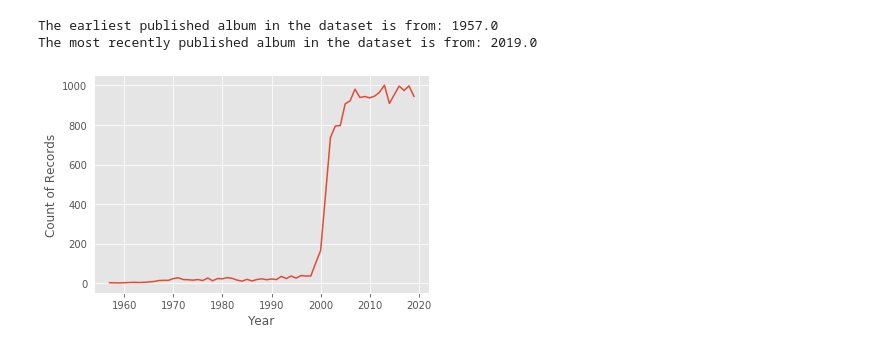
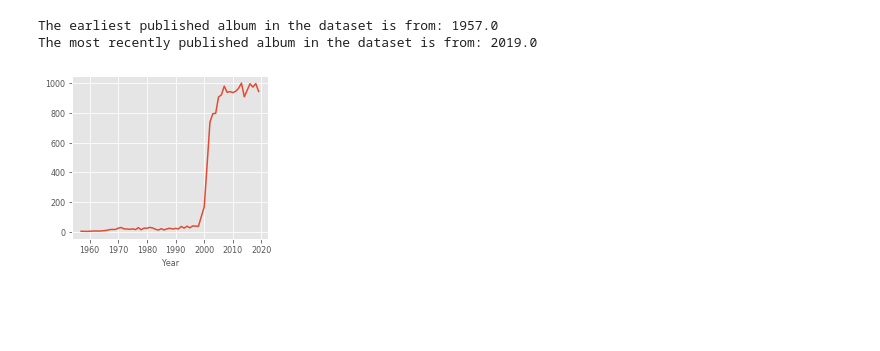
Before and after one commit to cuinfoscience/objectively-reviewed, a Jupyter notebook: figures-and-statistics/stats.ipynb, the cells around one changed output. Cells and saved outputs as stored; diff of their text form; code cells hidden in the pictures; blank space fills up the shorter version.

```diff
--- a/figures-and-statistics/stats.ipynb
+++ b/figures-and-statistics/stats.ipynb
@@ -9,7 +9,7 @@ from matplotlib import pyplot
 
 plt.style.use('ggplot')
 # %%
-data = pd.read_csv('output-data.csv')
+data = pd.read_csv('data.csv')
 print(data.shape)
 data.head()
 # %% [output]
@@ -130,12 +137,17 @@ print(all_authors.describe())
 g = sns.distplot(all_authors, kde=False)
 plt.xlabel('Number of Reviews')
 plt.ylabel('Number of Reviewers')
+plt.tight_layout()
+
+for item in ([g.xaxis.label, g.yaxis.label] + g.get_xticklabels() +
+            g.get_yticklabels()):
+    item.set_fontsize(8)
 
 plt.minorticks_on()
 
 fig = g.get_figure()
-fig.set_size_inches(5, 3)
-fig.savefig('reviewer-distribution.png', dpi=100)
+fig.set_size_inches(4.25, 2.5)
+fig.savefig('./images/reviewer-distribution.png', dpi=100)
 # %% [output]
 The number of reviewers is: 564
 The average number of reviews per author: 32.62943262411348
@@ -185,12 +172,16 @@ x = data.genre.value_counts()
 print(x)
 genres = sns.countplot(x='genre', data=data)
 genres.set_xticklabels(genres.get_xticklabels(), rotation=45, horizontalalignment='right')
-plt.xlabel('\nGenres')
 plt.ylabel('Count of Records')
 plt.tight_layout()
+
+for item in ([genres.xaxis.label, genres.yaxis.label] + genres.get_xticklabels() +
+            genres.get_yticklabels()):
+    item.set_fontsize(8)
+
 fig = genres.get_figure()
-fig.set_size_inches(5, 3)
-fig.savefig('genre-distribution.png', dpi=100)
+fig.set_size_inches(3, 2.5)
+fig.savefig('./images/genre-distribution.png', dpi=100)
 # %% [output]
 Rock            6879
 Electronic      3659
@@ -225,35 +216,51 @@ print('The most recently published album in the dataset is from: ' + str(data.re
 
 
 year_number = data.releaseyear.value_counts()
 #print(year_number)
 x = pd.DataFrame(year_number)
 
 x = x.reset_index()
 
 x['index'] = pd.to_datetime(x['index'].map('{:.0f}'.format), format='%Y.')
 x = x.set_index('releaseyear')
 
 
 x.columns = ['year']
 x = x.reset_index()
 x.columns = ['count', 'releaseyear']
 x = x.sort_values('releaseyear', ascending=True)
 
-years = plt.plot(x['releaseyear'], x['count'])
+y = sns.lineplot(x="releaseyear", y="count", data=x)
+
+plt.xlabel('Year')
+
+
+for item in ([y.xaxis.label, y.yaxis.label] + y.get_xticklabels() +
+            y.get_yticklabels()):
+    item.set_fontsize(8)
+
+#plt.axes.get_yaxis().set_visible(False)
+y.yaxis.set_label_text("")
+
+fig = y.get_figure()
+fig.set_size_inches(3.5, 3)
+
+
 
 #fig= plt.figure(figsize=(7,5))
 
 #plt.xlim('1958-01-01','2018-01-01')
 
-plt.xlabel('Year')
-plt.ylabel('Count of Records')
+
 #plt.figure(figsize=(7,5))
 
-plt.savefig('review-count-distribution.png', dpi=100)
+
+
+plt.savefig('./images/review-count-distribution.png', dpi=100, bbox_inches="tight")
 
 #x
 #g = sns.lineplot(x.count, x.releaseyear)
 # %% [output]
 The earliest published album in the dataset is from: 1957.0
 The most recently published album in the dataset is from: 2019.0
-[figure, old version]
+[figure, new version]
```
Also changed, not shown: parts of 16 cells of this notebook, 6 other files.
